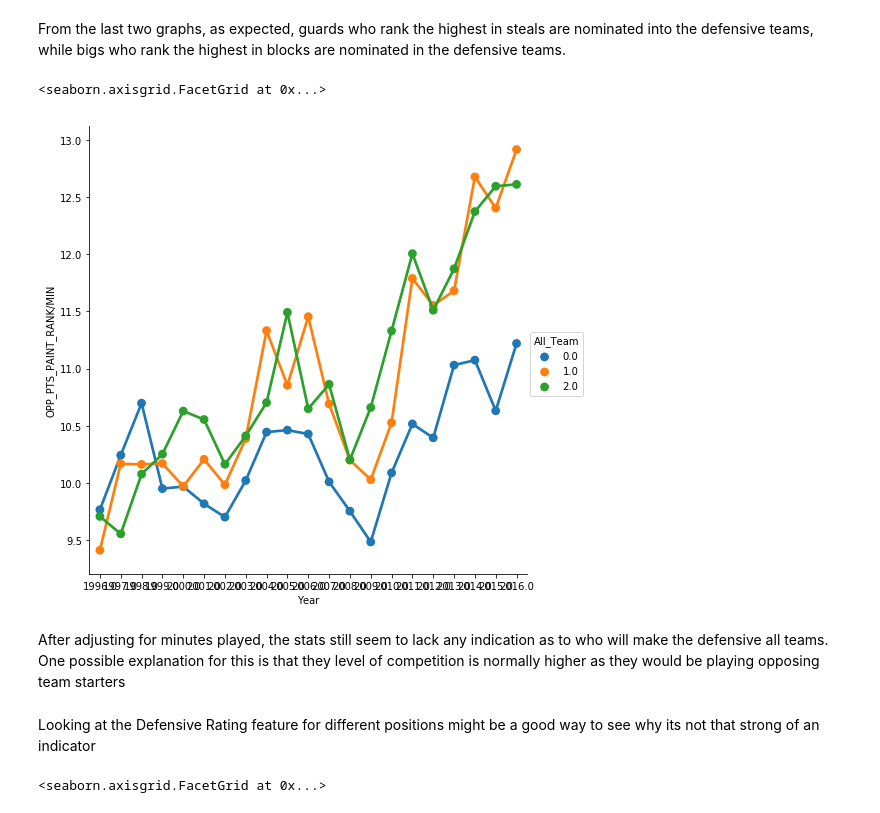
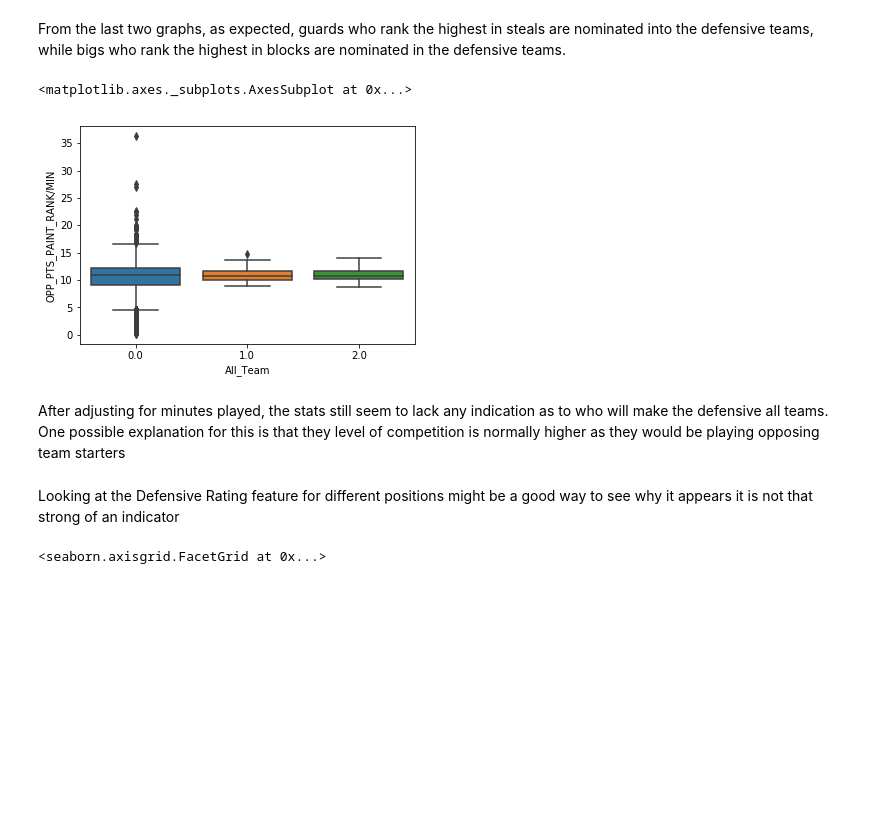
Before and after one commit to jon88cho/Basketball, a Jupyter notebook: Defense/Defensive_Impact.ipynb, the cells around one changed output. Drawn from its saved outputs; the diff is of its cells as text; code cells hidden in the pictures; blank space fills up the shorter version.

Commit message:
Second Draft of Defense, added shooting and statistical analysis

```diff
--- a/Defense/Defensive_Impact.ipynb
+++ b/Defense/Defensive_Impact.ipynb
@@ -252,14 +247,14 @@ Defense_General['OPP_PTS_2ND_CHANCE_RANK/MIN'] = Defense_General['OPP_PTS_2ND_CH
 Defense_General['OPP_PTS_FB_RANK/MIN'] = Defense_General['OPP_PTS_FB_RANK']/Defense_General['MIN']
 Defense_General['OPP_PTS_PAINT_RANK/MIN'] = Defense_General['OPP_PTS_PAINT_RANK']/Defense_General['MIN']
 # %%
-sns.factorplot(x="Year",y="OPP_PTS_PAINT_RANK/MIN",data = Defense_General,hue="All_Team",ci=0,size=7)
+sns.boxplot(x="All_Team",y="OPP_PTS_PAINT_RANK/MIN",data = Defense_General)
 # %% [output]
-<seaborn.axisgrid.FacetGrid at 0x...>
+<matplotlib.axes._subplots.AxesSubplot at 0x...>
-[figure, old version]
+[figure, new version]
 # %% [markdown]
 After adjusting for minutes played, the stats still seem to lack any indication as to who will make the defensive all teams. One possible explanation for this is that they level of competition is normally higher as they would be playing opposing team starters
 # %% [markdown]
-Looking at the Defensive Rating feature for different positions might be a good way to see why its not that strong of an indicator
+Looking at the Defensive Rating feature for different positions might be a good way to see why it appears it is not that strong of an indicator
 # %%
 sns.factorplot(x="Year",y="DEF_RATING_RANK",data = PG_Defense,hue="All_Team",ci=0,size=10)
 # %% [output]
```
Also changed, not shown: parts of 63 cells of this notebook, 1 other file.
